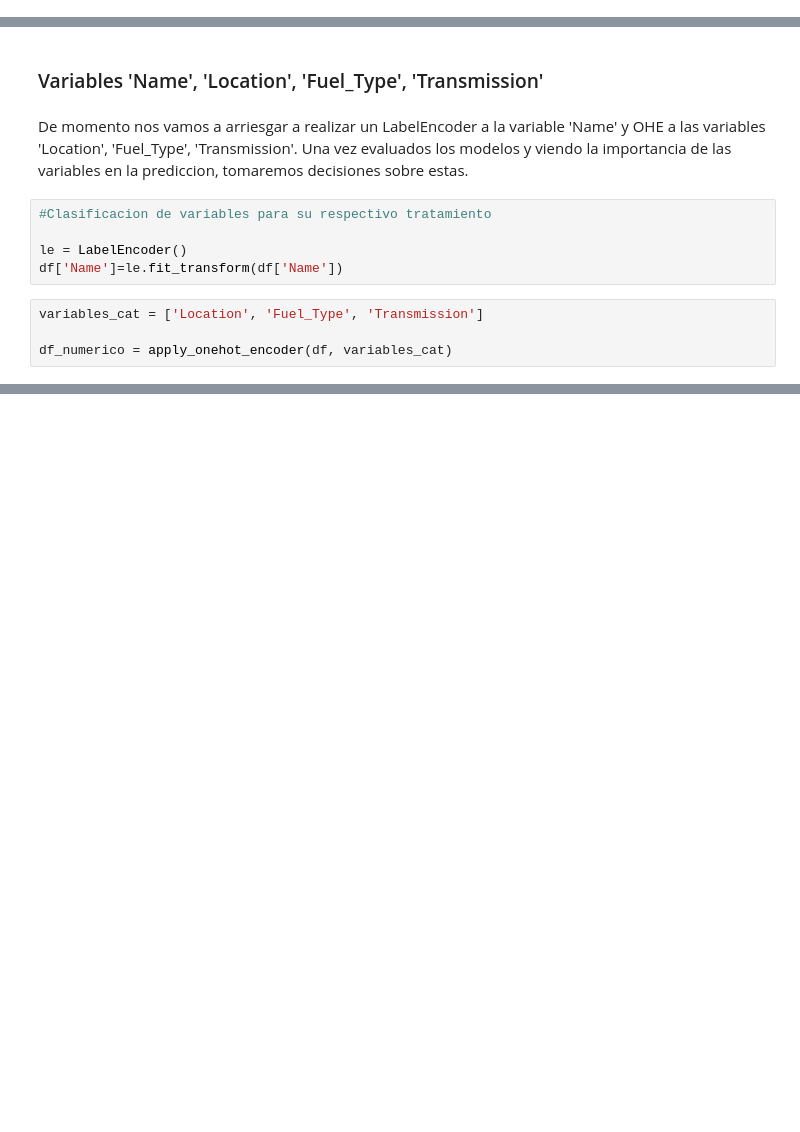
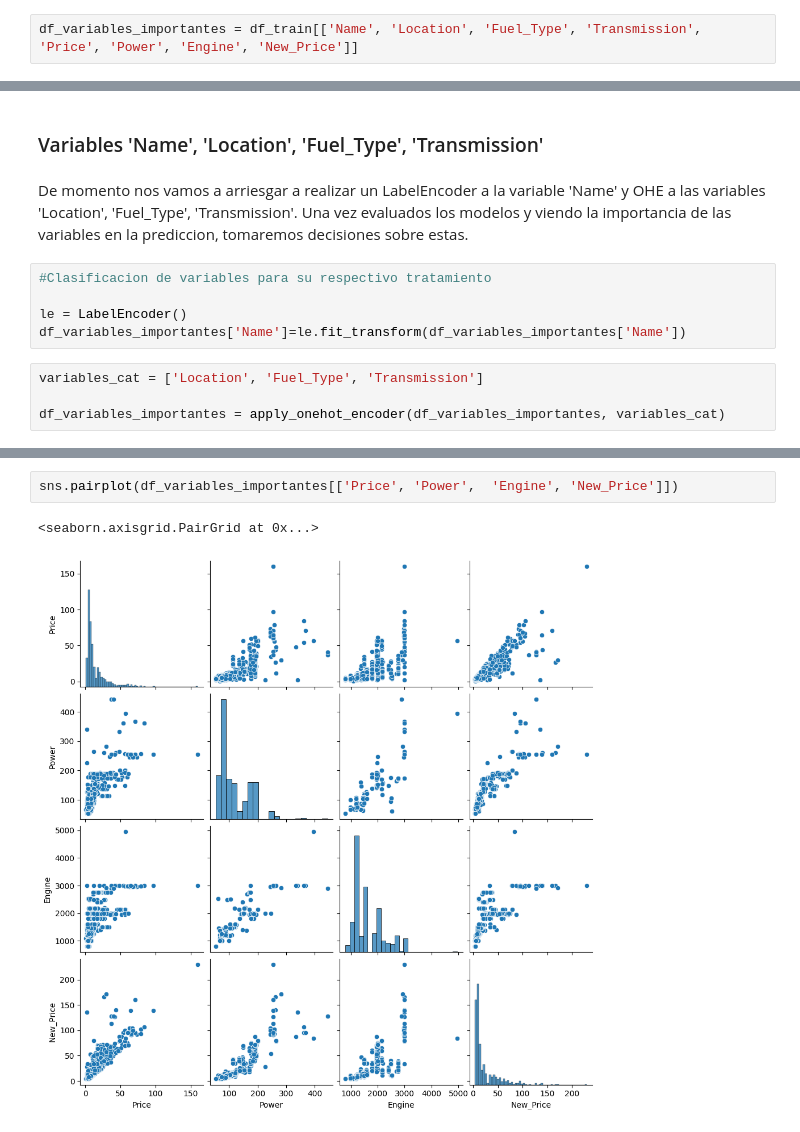
Before and after one commit to LMXCC79/Proyecto-ML-TheBridge, a Jupyter notebook: src/notebooks/limpieza.ipynb, the cells around one changed output, grey strips where cells are left out. Cells and saved outputs as stored; diff of their text form; blank space fills up the shorter version.

```diff
--- a/src/notebooks/limpieza.ipynb
+++ b/src/notebooks/limpieza.ipynb
@@ -394,0 +421,2 @@ df_train
+# %%
+df_variables_importantes = df_train[['Name', 'Location', 'Fuel_Type', 'Transmission', 'Price', 'Power', 'Engine', 'New_Price']]
@@ -400,8 +444,8 @@ De momento nos vamos a arriesgar a realizar un LabelEncoder a la variable 'Name'
 #Clasificacion de variables para su respectivo tratamiento
 
 le = LabelEncoder()
-df['Name']=le.fit_transform(df['Name'])
+df_variables_importantes['Name']=le.fit_transform(df_variables_importantes['Name'])
 # %%
 variables_cat = ['Location', 'Fuel_Type', 'Transmission']
 
-df_numerico = apply_onehot_encoder(df, variables_cat)
+df_variables_importantes = apply_onehot_encoder(df_variables_importantes, variables_cat)
@@ -407,0 +470,5 @@ df_numerico = apply_onehot_encoder(df, variables_cat)
+# %%
+sns.pairplot(df_variables_importantes[['Price', 'Power',  'Engine', 'New_Price']])
+# %% [output]
+<seaborn.axisgrid.PairGrid at 0x...>
+[figure, added]
```
Also changed, not shown: parts of 17 cells of this notebook, 3 other files.
